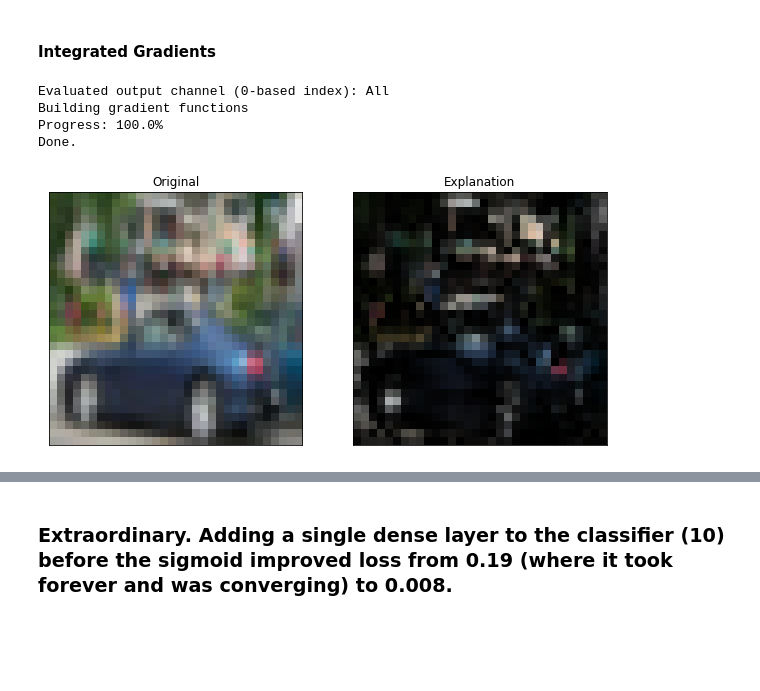
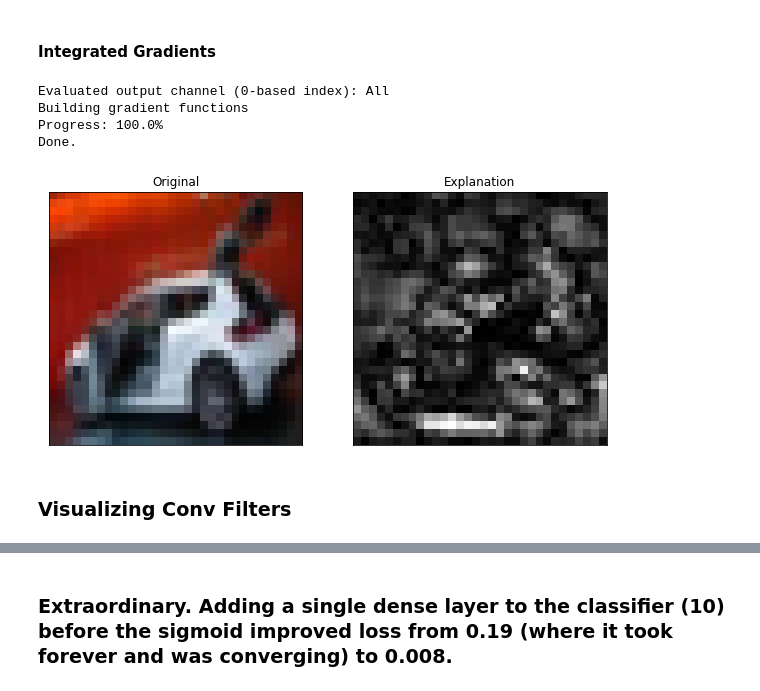
Before and after one commit to vwrj/car_autoencoder, a Jupyter notebook: Car Autoencoder.ipynb, the cells around one changed output, grey strips where cells are left out. Cells and saved outputs as stored; diff of their text form; code cells hidden in the pictures; blank space fills up the shorter version.

```diff
--- a/Car Autoencoder.ipynb
+++ b/Car Autoencoder.ipynb
@@ -210,7 +212,7 @@ plt.show()
 # %% [markdown]
 ### Training data
 # %%
-(x_train, y_train, x_test, y_test) = get_CIFAR10()
+(x_train, y_train, x_test, y_test) = load_CIFAR10()
 
 """
 We want a 50/50 split of cars and "not_cars" (birds, dogs, trucks, etc.)
@@ -333,20 +331,36 @@ print(predictions.shape)
 # %%
 # 6, 37, 1020, 109, 123, 66, 81, 82, 104, 105, 114, 122, 134, 161, 193, 204, 231
 # wheels!
 # 6, 1020, 66, 81, 82, 105, 114, 122, 134, 161, 193, 204
 ig = integrated_gradients(classifier)
-img = x_test[122]
-exp = ig.explain(img)
+ref = np.ones((32, 32, 3))
+ref = np.expand_dims(ref, axis=0)
+img = x_test[6]
+exp = ig.explain(img, reference=ref[0]) # reference=ref[0]
 
 exp = gray_scale(exp)
 exp = abs(exp)
-exp = np.clip(exp/np.percentile(exp, 99), 0,1)
+exp = np.clip(exp/np.percentile(exp, 99.99), 0,1)
 vis = img*exp
+### BLACK PIXEL experiment for IG with standard black image baseline
+### USE WHITE AND BLACK BASELINES to get pixels with higher attribution (lighter and darker)
+# for i in range(img.shape[0]):
+#     for j in range(img.shape[1]):
+#         if np.average(img[i][j]) < 0.2:
+#             if (np.average(exp[i][j] > 0.2)):
+#                 print((i, j))
+#     #           print(img[i][j])
+#                 print(exp[i][j])
+# print(exp[13, 24:27])
+# print(img[13, 24:27])
 
-plot_side_by_side(img, vis, titles=["Original", "Explanation"])
+# plot_side_by_side(img, vis, titles=["Original", "Explanation"])
+plot_side_by_side(img, exp, titles=["Original", "Explanation"])
 # %% [output]
 Evaluated output channel (0-based index): All
 Building gradient functions
 Progress: 100.0%
 Done.
-[figure, old version]
+[figure, new version]
+# %% [markdown]
+### Visualizing Conv Filters
```
Also changed, not shown: parts of 10 cells of this notebook.
